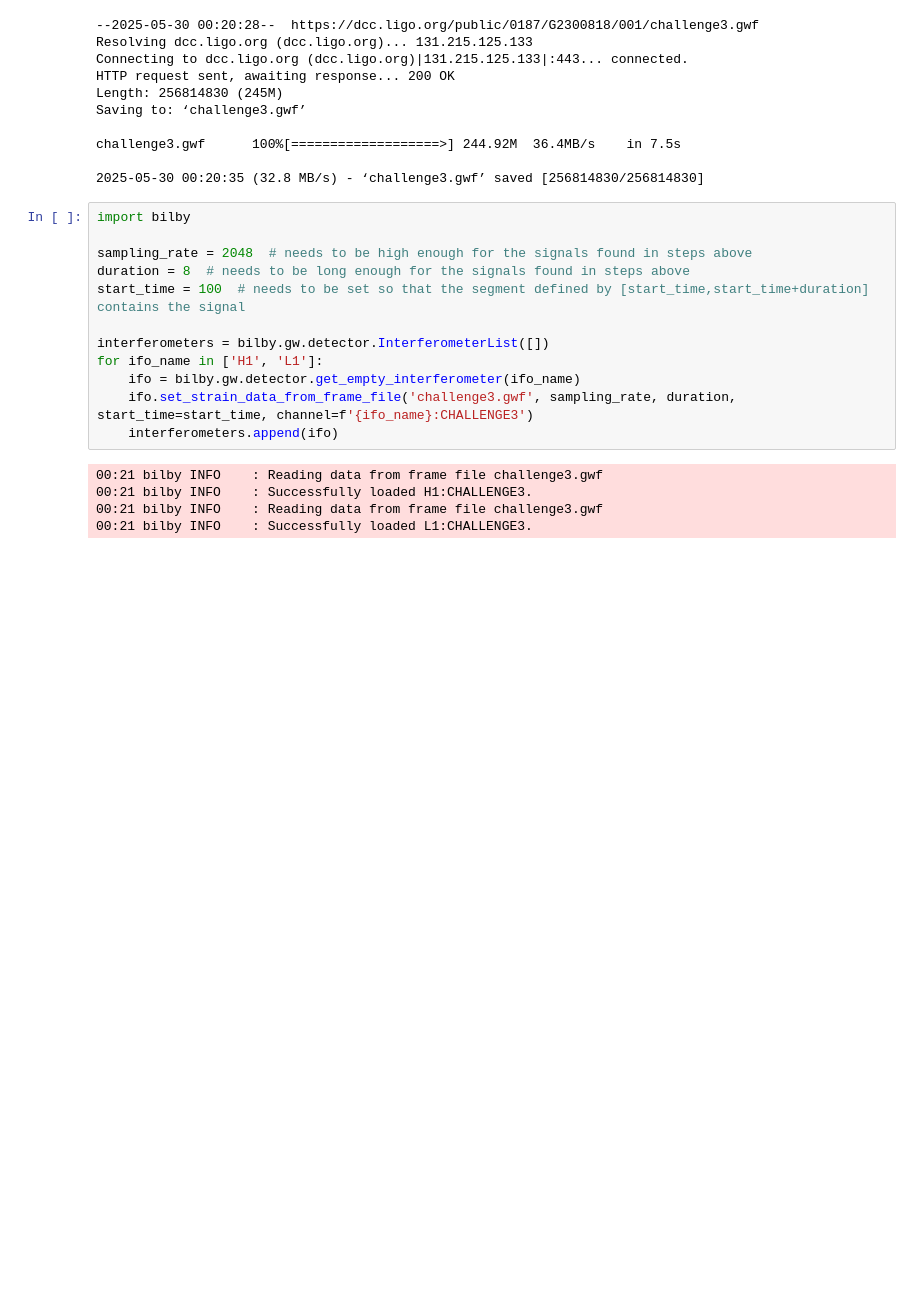
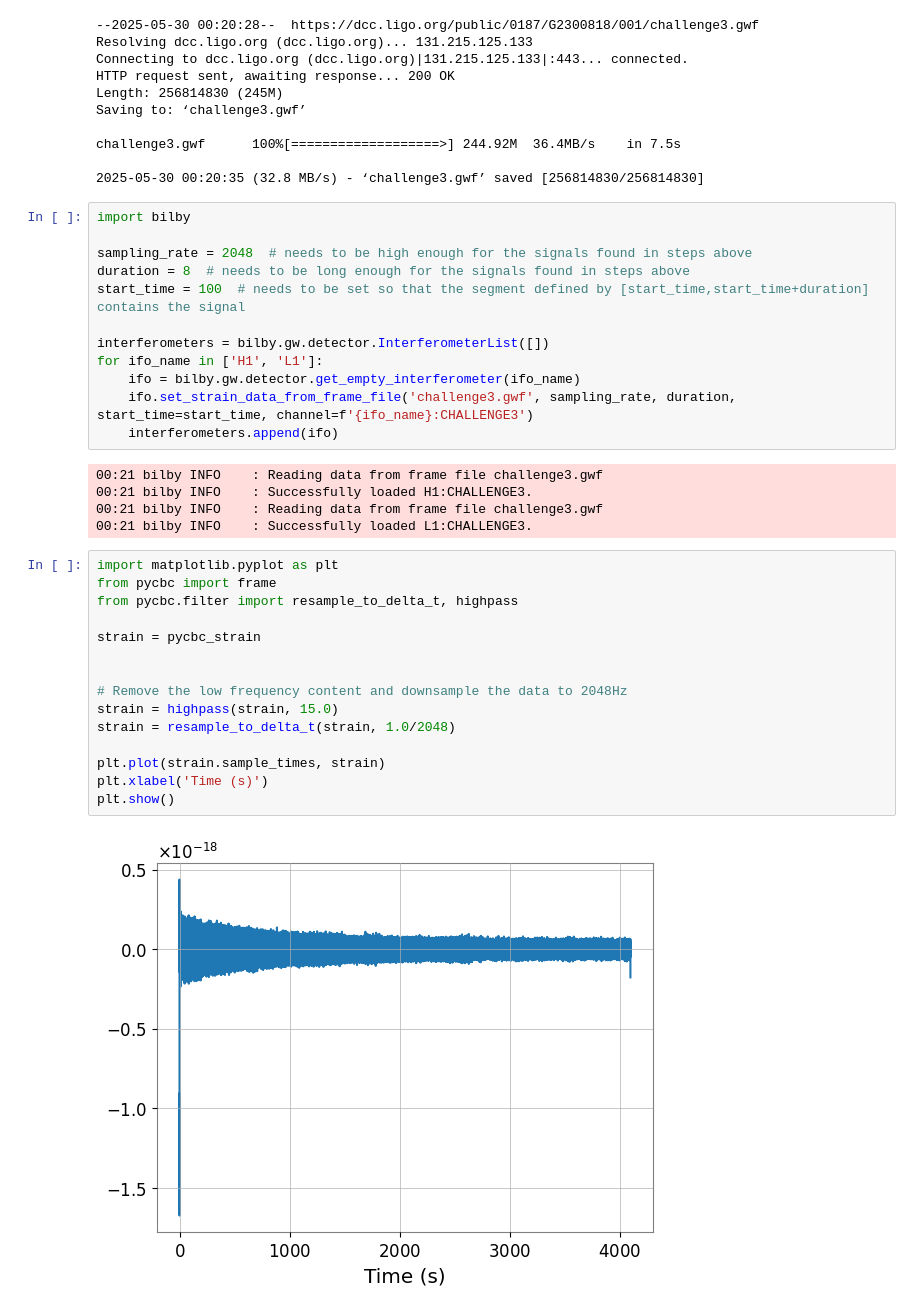
Before and after one commit to dpl5435/GWOSC-Project, a Jupyter notebook: Challenge3.ipynb, the cells around one changed output. Cells and saved outputs as stored; diff of their text form; blank space fills up the shorter version.

```diff
--- a/Challenge3.ipynb
+++ b/Challenge3.ipynb
@@ -48,3 +48,20 @@ for ifo_name in ['H1', 'L1']:
 00:21 bilby INFO    : Successfully loaded H1:CHALLENGE3.
 00:21 bilby INFO    : Reading data from frame file challenge3.gwf
 00:21 bilby INFO    : Successfully loaded L1:CHALLENGE3.
+# %%
+import matplotlib.pyplot as plt
+from pycbc import frame
+from pycbc.filter import resample_to_delta_t, highpass
+
+strain = pycbc_strain
+
+
+# Remove the low frequency content and downsample the data to 2048Hz
+strain = highpass(strain, 15.0)
+strain = resample_to_delta_t(strain, 1.0/2048)
+
+plt.plot(strain.sample_times, strain)
+plt.xlabel('Time (s)')
+plt.show()
+# %% [output]
+[figure, added]
```
Also changed, not shown: parts of 5 cells of this notebook.
